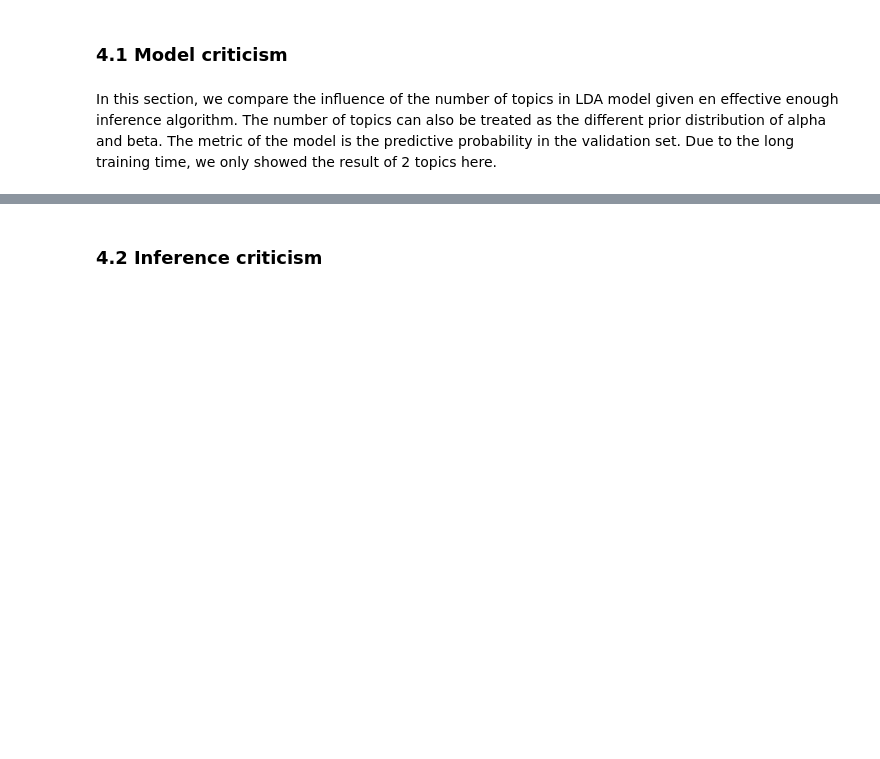
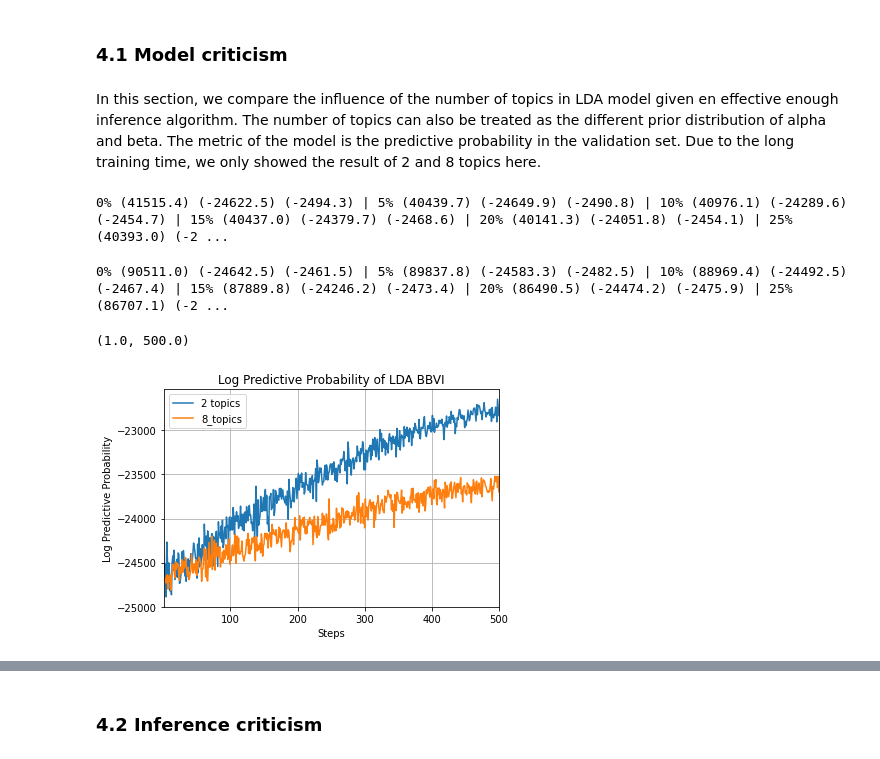
Before and after one commit to TheShiya/lda-topic-modeling-with-pyro, a Jupyter notebook: COMS6998-Final-Report.ipynb, the cells around one changed output, grey strips where cells are left out. Saved outputs shown, nothing was run; the diff lists cells and outputs as text; code cells hidden in the pictures; blank space fills up the shorter version.

Commit message:
Update model criticism

```diff
--- a/COMS6998-Final-Report.ipynb
+++ b/COMS6998-Final-Report.ipynb
@@ -217,11 +220,11 @@ plt.xlim((1, len(cavi_obj.trace_elbo)))
 # %% [markdown]
 ### 4.1 Model criticism
 # %% [markdown]
-In this section, we compare the influence of the number of topics in LDA model given en effective enough inference algorithm. The number of topics can also be treated as the different prior distribution of alpha and beta. The metric of the model is the predictive probability in the validation set. Due to the long training time, we only showed the result of 2 topics here.
+In this section, we compare the influence of the number of topics in LDA model given en effective enough inference algorithm. The number of topics can also be treated as the different prior distribution of alpha and beta. The metric of the model is the predictive probability in the validation set. Due to the long training time, we only showed the result of 2 and 8 topics here.
 # %%
 n_topics = 2
 opt_params = {"lr": 0.005, "betas": (0.95, 0.999)}
-n_steps = 1000 # must be more than 20 steps
+n_steps = 500 # must be more than 20 steps
 n_particles = 1
 
 st = time.time()
@@ -231,12 +234,35 @@ bbvi_obj = LDABBVI(train_data, list(vocab),
 e_eblo, log_prob, valid_prob = bbvi_obj.run_svi(
     n_steps=n_steps, num_particles=n_particles)
 print(f"Takes {time.time() - st} seconds")
+# %% [output]
+0% (41515.4) (-24622.5) (-2494.3) | 5% (40439.7) (-24649.9) (-2490.8) | 10% (40976.1) (-24289.6) (-2454.7) | 15% (40437.0) (-24379.7) (-2468.6) | 20% (40141.3) (-24051.8) (-2454.1) | 25% (40393.0) (-2 ...
+# %%
+n_topics = 8
+opt_params = {"lr": 0.005, "betas": (0.95, 0.999)}
+n_steps = 500 # must be more than 20 steps
+n_particles = 1
+
+st = time.time()
+bbvi_obj_ = LDABBVI(train_data, list(vocab),
+                   valid_data, ClippedAdam, opt_params,
+                   n_topics)
+e_eblo_, log_prob_, valid_prob_ = bbvi_obj_.run_svi(
+    n_steps=n_steps, num_particles=n_particles)
+print(f"Takes {time.time() - st} seconds")
+# %% [output]
+0% (90511.0) (-24642.5) (-2461.5) | 5% (89837.8) (-24583.3) (-2482.5) | 10% (88969.4) (-24492.5) (-2467.4) | 15% (87889.8) (-24246.2) (-2473.4) | 20% (86490.5) (-24474.2) (-2475.9) | 25% (86707.1) (-2 ...
 # %%
 plt.plot(np.linspace(1, len(log_prob),
                      len(log_prob)), log_prob)
+plt.plot(np.linspace(1, len(log_prob),
+                     len(log_prob)), log_prob_)
 plt.title("Log Predictive Probability of LDA BBVI")
 plt.xlabel("Steps")
 plt.ylabel("Log Predictive Probability")
 plt.grid()
+plt.legend(["2 topics", "8_topics"])
 plt.xlim((1, len(log_prob)))
+# %% [output]
+(1.0, 500.0)
+[figure, added]
 # %%
```
Also changed, not shown: parts of 4 cells of this notebook.
